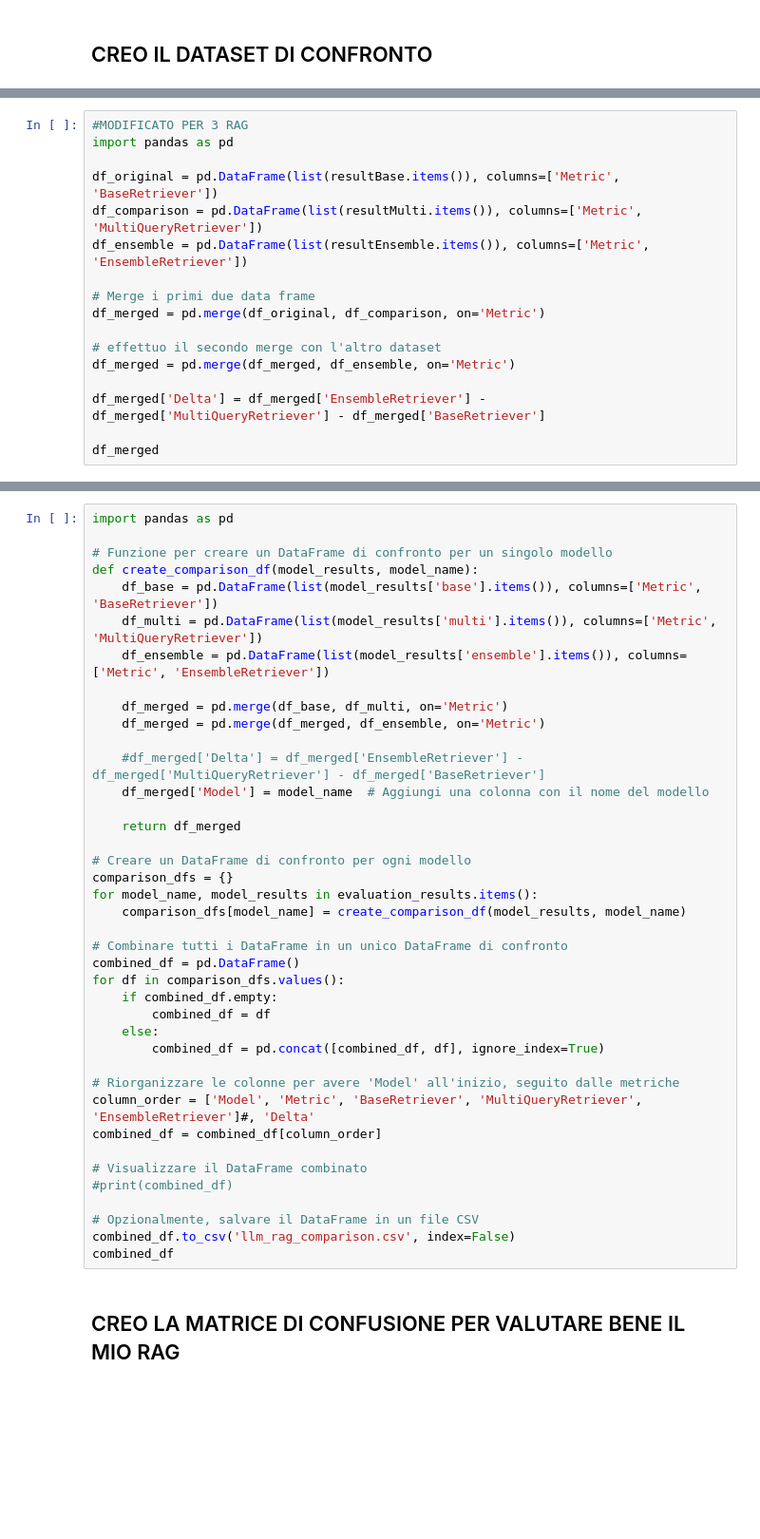
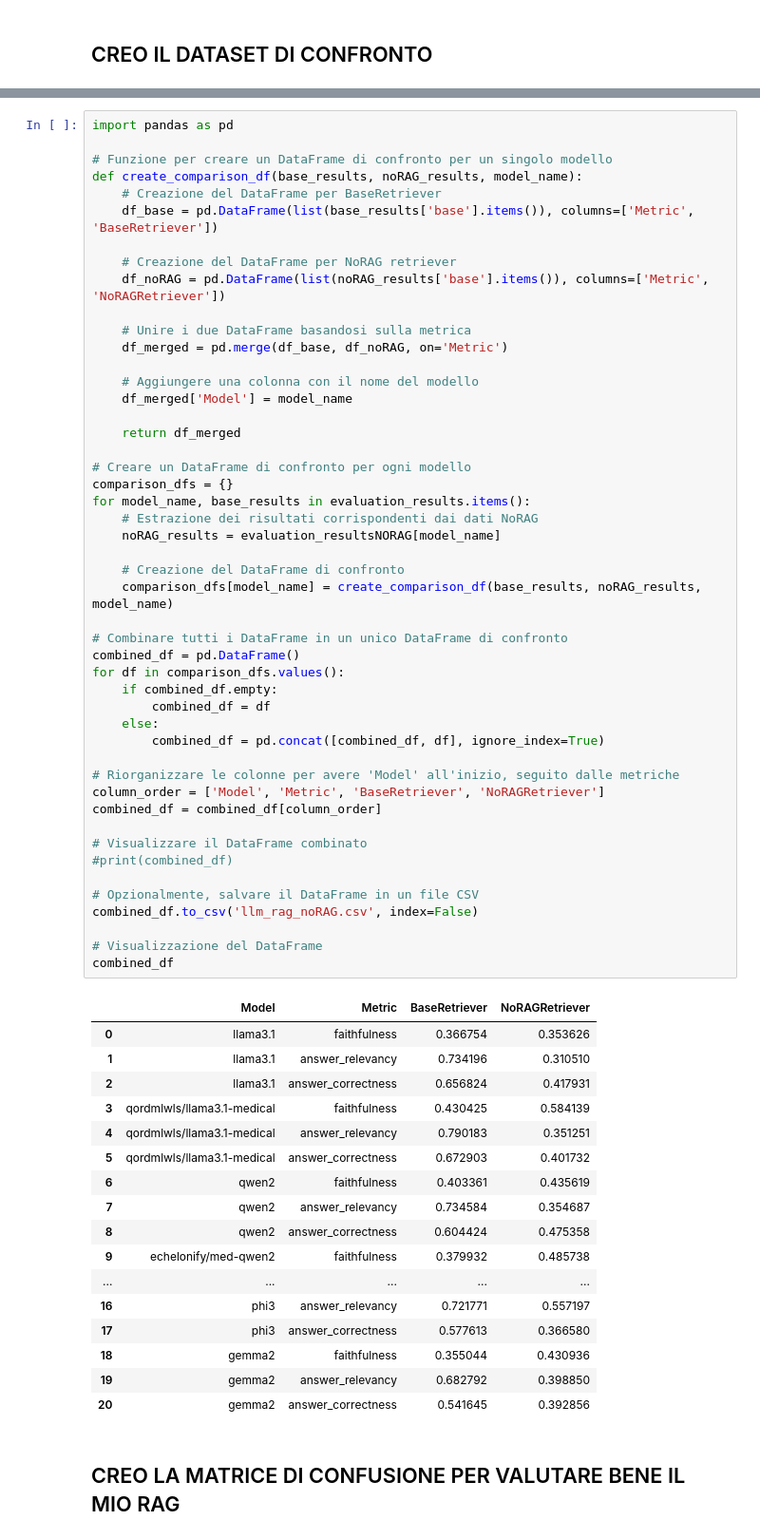
Before and after one commit to mbesep/Tesi-Magistrale-RAG, a Jupyter notebook: NORAGEVAL.ipynb, the cells around one changed output, grey strips where cells are left out. Shown at 95% size. Saved outputs shown, nothing was run; the diff lists cells and outputs as text; blank space fills up the shorter version.

```diff
--- a/NORAGEVAL.ipynb
+++ b/NORAGEVAL.ipynb
@@ -1142,17 +1130,0 @@ df_merged
-# %%
-#MODIFICATO PER 3 RAG
-import pandas as pd
-
-df_original = pd.DataFrame(list(resultBase.items()), columns=['Metric', 'BaseRetriever'])
-df_comparison = pd.DataFrame(list(resultMulti.items()), columns=['Metric', 'MultiQueryRetriever'])
-df_ensemble = pd.DataFrame(list(resultEnsemble.items()), columns=['Metric', 'EnsembleRetriever'])
-
-# Merge i primi due data frame
-df_merged = pd.merge(df_original, df_comparison, on='Metric')
-
-# effettuo il secondo merge con l'altro dataset
-df_merged = pd.merge(df_merged, df_ensemble, on='Metric')
-
-df_merged['Delta'] = df_merged['EnsembleRetriever'] - df_merged['MultiQueryRetriever'] - df_merged['BaseRetriever']
-
-df_merged
@@ -1161,43 +1135,69 @@ CREO UNA TABELLA DI COMPARAZIONE DEI RISULTATI PER GLI EVALUATION RESULTS OTTENU
 # %%
 import pandas as pd
 
 # Funzione per creare un DataFrame di confronto per un singolo modello
-def create_comparison_df(model_results, model_name):
-    df_base = pd.DataFrame(list(model_results['base'].items()), columns=['Metric', 'BaseRetriever'])
-    df_multi = pd.DataFrame(list(model_results['multi'].items()), columns=['Metric', 'MultiQueryRetriever'])
-    df_ensemble = pd.DataFrame(list(model_results['ensemble'].items()), columns=['Metric', 'EnsembleRetriever'])
+def create_comparison_df(base_results, noRAG_results, model_name):
+    # Creazione del DataFrame per BaseRetriever
+    df_base = pd.DataFrame(list(base_results['base'].items()), columns=['Metric', 'BaseRetriever'])
 
-    df_merged = pd.merge(df_base, df_multi, on='Metric')
-    df_merged = pd.merge(df_merged, df_ensemble, on='Metric')
+    # Creazione del DataFrame per NoRAG retriever
+    df_noRAG = pd.DataFrame(list(noRAG_results['base'].items()), columns=['Metric', 'NoRAGRetriever'])
 
-    #df_merged['Delta'] = df_merged['EnsembleRetriever'] - df_merged['MultiQueryRetriever'] - df_merged['BaseRetriever']
-    df_merged['Model'] = model_name  # Aggiungi una colonna con il nome del modello
+    # Unire i due DataFrame basandosi sulla metrica
+    df_merged = pd.merge(df_base, df_noRAG, on='Metric')
+
+    # Aggiungere una colonna con il nome del modello
+    df_merged['Model'] = model_name
 
     return df_merged
 
 # Creare un DataFrame di confronto per ogni modello
 comparison_dfs = {}
-for model_name, model_results in evaluation_results.items():
-    comparison_dfs[model_name] = create_comparison_df(model_results, model_name)
+for model_name, base_results in evaluation_results.items():
+    # Estrazione dei risultati corrispondenti dai dati NoRAG
+    noRAG_results = evaluation_resultsNORAG[model_name]
+
+    # Creazione del DataFrame di confronto
+    comparison_dfs[model_name] = create_comparison_df(base_results, noRAG_results, model_name)
 
 # Combinare tutti i DataFrame in un unico DataFrame di confronto
 combined_df = pd.DataFrame()
 for df in comparison_dfs.values():
     if combined_df.empty:
         combined_df = df
     else:
         combined_df = pd.concat([combined_df, df], ignore_index=True)
 
 # Riorganizzare le colonne per avere 'Model' all'inizio, seguito dalle metriche
-column_order = ['Model', 'Metric', 'BaseRetriever', 'MultiQueryRetriever', 'EnsembleRetriever']#, 'Delta'
+column_order = ['Model', 'Metric', 'BaseRetriever', 'NoRAGRetriever']
 combined_df = combined_df[column_order]
 
 # Visualizzare il DataFrame combinato
 #print(combined_df)
 
 # Opzionalmente, salvare il DataFrame in un file CSV
-combined_df.to_csv('llm_rag_comparison.csv', index=False)
+combined_df.to_csv('llm_rag_noRAG.csv', index=False)
+
+# Visualizzazione del DataFrame
 combined_df
+# %% [output]
+|  | Model | Metric | BaseRetriever | NoRAGRetriever |
+| 0 | llama3.1 | faithfulness | 0.366754 | 0.353626 |
+| 1 | llama3.1 | answer_relevancy | 0.734196 | 0.310510 |
+| 2 | llama3.1 | answer_correctness | 0.656824 | 0.417931 |
+| 3 | qordmlwls/llama3.1-medical | faithfulness | 0.430425 | 0.584139 |
+| 4 | qordmlwls/llama3.1-medical | answer_relevancy | 0.790183 | 0.351251 |
+| 5 | qordmlwls/llama3.1-medical | answer_correctness | 0.672903 | 0.401732 |
+| 6 | qwen2 | faithfulness | 0.403361 | 0.435619 |
+| 7 | qwen2 | answer_relevancy | 0.734584 | 0.354687 |
+| 8 | qwen2 | answer_correctness | 0.604424 | 0.475358 |
+| 9 | echelonify/med-qwen2 | faithfulness | 0.379932 | 0.485738 |
+| ... | ... | ... | ... | ... |
+| 16 | phi3 | answer_relevancy | 0.721771 | 0.557197 |
+| 17 | phi3 | answer_correctness | 0.577613 | 0.366580 |
+| 18 | gemma2 | faithfulness | 0.355044 | 0.430936 |
+| 19 | gemma2 | answer_relevancy | 0.682792 | 0.398850 |
+| 20 | gemma2 | answer_correctness | 0.541645 | 0.392856 |
 # %% [markdown]
 ## CREO LA MATRICE DI CONFUSIONE PER VALUTARE BENE IL MIO RAG
 # %%
```
Also changed, not shown: parts of 10 cells of this notebook, 1 other file.
